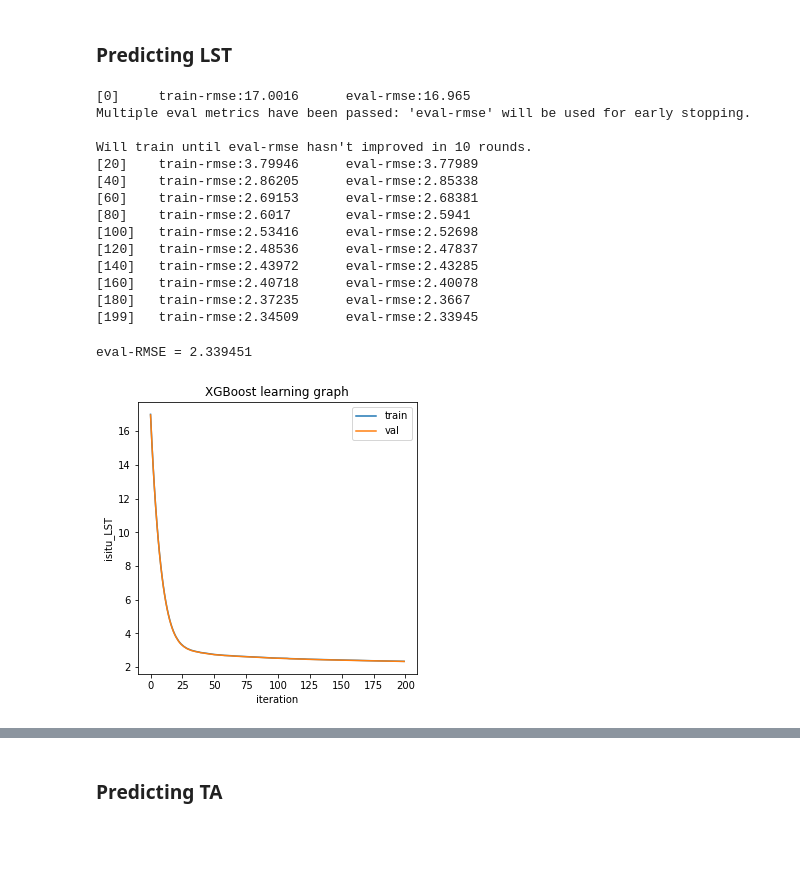
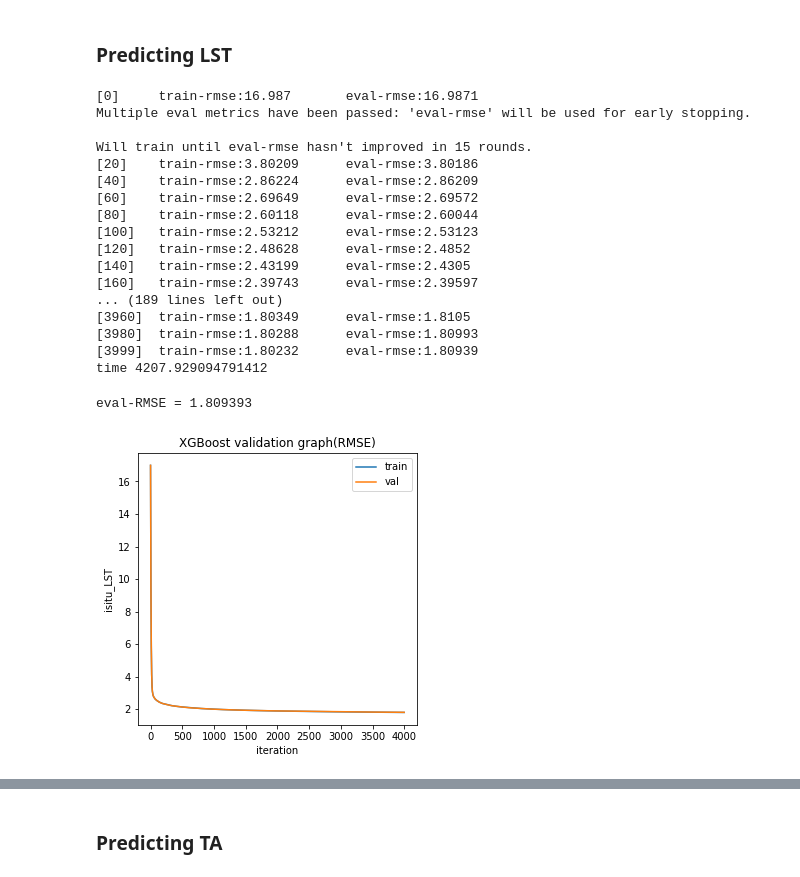
Before and after one commit to luanakwon/GroundTemperature, a Jupyter notebook: GroundTemp.ipynb, the cells around one changed output, grey strips where cells are left out. Saved outputs shown, nothing was run; the diff lists cells and outputs as text; code cells hidden in the pictures; blank space fills up the shorter version.

```diff
--- a/GroundTemp.ipynb
+++ b/GroundTemp.ipynb
@@ -582,46 +633,51 @@ dtrain_LST = xgb.DMatrix(X_train,label=Y_train_LST)
 dval_LST = xgb.DMatrix(X_val,label=Y_val_LST)
 evallist_LST = [(dtrain_LST,'train'),(dval_LST,'eval')]
 # %%
+t0 = time.time()
 # evals result
 evals_LST = {}
 # train LST
 model_LST = xgb.train(
     param_LST,
     dtrain_LST,
-    num_boost_round=200,
+    num_boost_round=4000,
     evals=evallist_LST,
-    early_stopping_rounds=10,
+    early_stopping_rounds=15,
     verbose_eval=20,
     evals_result = evals_LST
 )
+print(f'time {(time.time()-t0)}')
 # %% [output]
-[0]     train-rmse:17.0016      eval-rmse:16.965
+[0]     train-rmse:16.987       eval-rmse:16.9871
 Multiple eval metrics have been passed: 'eval-rmse' will be used for early stopping.
 
-Will train until eval-rmse hasn't improved in 10 rounds.
-[20]    train-rmse:3.79946      eval-rmse:3.77989
-[40]    train-rmse:2.86205      eval-rmse:2.85338
-[60]    train-rmse:2.69153      eval-rmse:2.68381
-[80]    train-rmse:2.6017       eval-rmse:2.5941
-[100]   train-rmse:2.53416      eval-rmse:2.52698
-[120]   train-rmse:2.48536      eval-rmse:2.47837
-[140]   train-rmse:2.43972      eval-rmse:2.43285
-[160]   train-rmse:2.40718      eval-rmse:2.40078
-[180]   train-rmse:2.37235      eval-rmse:2.3667
-[199]   train-rmse:2.34509      eval-rmse:2.33945
+Will train until eval-rmse hasn't improved in 15 rounds.
+[20]    train-rmse:3.80209      eval-rmse:3.80186
+[40]    train-rmse:2.86224      eval-rmse:2.86209
+[60]    train-rmse:2.69649      eval-rmse:2.69572
+[80]    train-rmse:2.60118      eval-rmse:2.60044
+[100]   train-rmse:2.53212      eval-rmse:2.53123
+[120]   train-rmse:2.48628      eval-rmse:2.4852
+[140]   train-rmse:2.43199      eval-rmse:2.4305
+[160]   train-rmse:2.39743      eval-rmse:2.39597
+... (189 lines left out)
+[3960]  train-rmse:1.80349      eval-rmse:1.8105
+[3980]  train-rmse:1.80288      eval-rmse:1.80993
+[3999]  train-rmse:1.80232      eval-rmse:1.80939
+time 4207.929094791412
 # %%
 results = evals_LST
 print(f"eval-RMSE = {results['eval']['rmse'][-1]}")
 
 plt.figure(figsize=(5,5))
-plt.title('XGBoost learning graph')
+plt.title('XGBoost validation graph(RMSE)')
 plt.ylabel('isitu_LST')
 plt.xlabel('iteration')
 plt.plot(results['train']['rmse'], label='train')
 plt.plot(results['eval']['rmse'], label='val')
 plt.legend()
 plt.show()
 # %% [output]
-eval-RMSE = 2.339451
+eval-RMSE = 1.809393
-[figure, old version]
+[figure, new version]
 # %%
```
Also changed, not shown: parts of 32 cells of this notebook.
